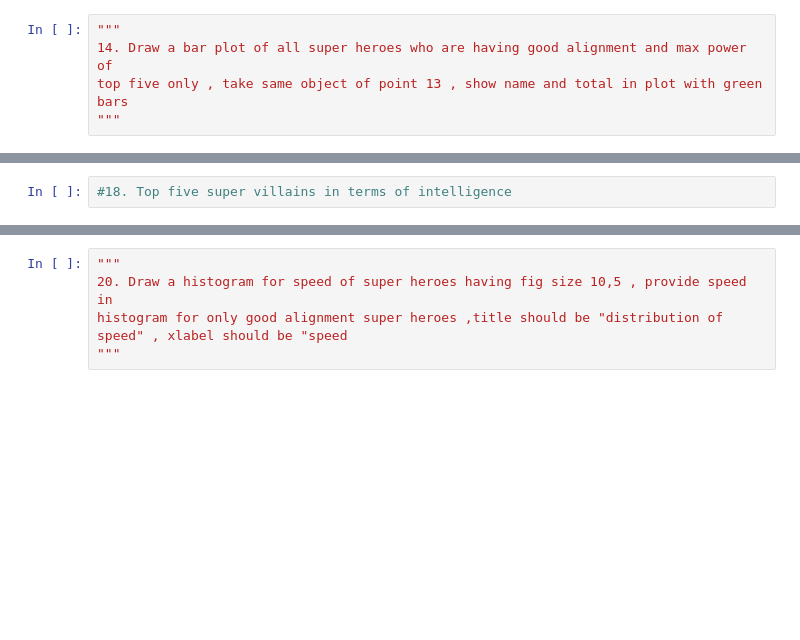
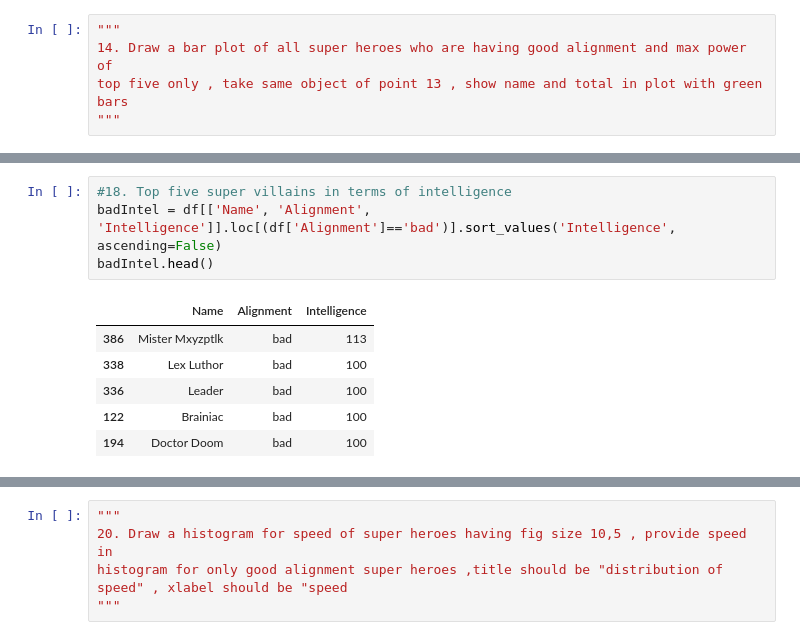
Before and after one commit to Jrowez/JUMPlus-dataProject2, a Jupyter notebook: dataProject2.ipynb, the cells around one changed output, grey strips where cells are left out. Saved outputs shown, nothing was run; the diff lists cells and outputs as text; blank space fills up the shorter version.

```diff
--- a/dataProject2.ipynb
+++ b/dataProject2.ipynb
@@ -148,4 +202,13 @@ top five only , take same object of point 13 , show name and total in plot with
 # %%
 #18. Top five super villains in terms of intelligence
+badIntel = df[['Name', 'Alignment', 'Intelligence']].loc[(df['Alignment']=='bad')].sort_values('Intelligence', ascending=False)
+badIntel.head()
+# %% [output]
+|  | Name | Alignment | Intelligence |
+| 386 | Mister Mxyzptlk | bad | 113 |
+| 338 | Lex Luthor | bad | 100 |
+| 336 | Leader | bad | 100 |
+| 122 | Brainiac | bad | 100 |
+| 194 | Doctor Doom | bad | 100 |
 # %%
 #19. Show who is most dangerous super villain after calculating their total (top 5 only)
```
Also changed, not shown: parts of 6 cells of this notebook.
